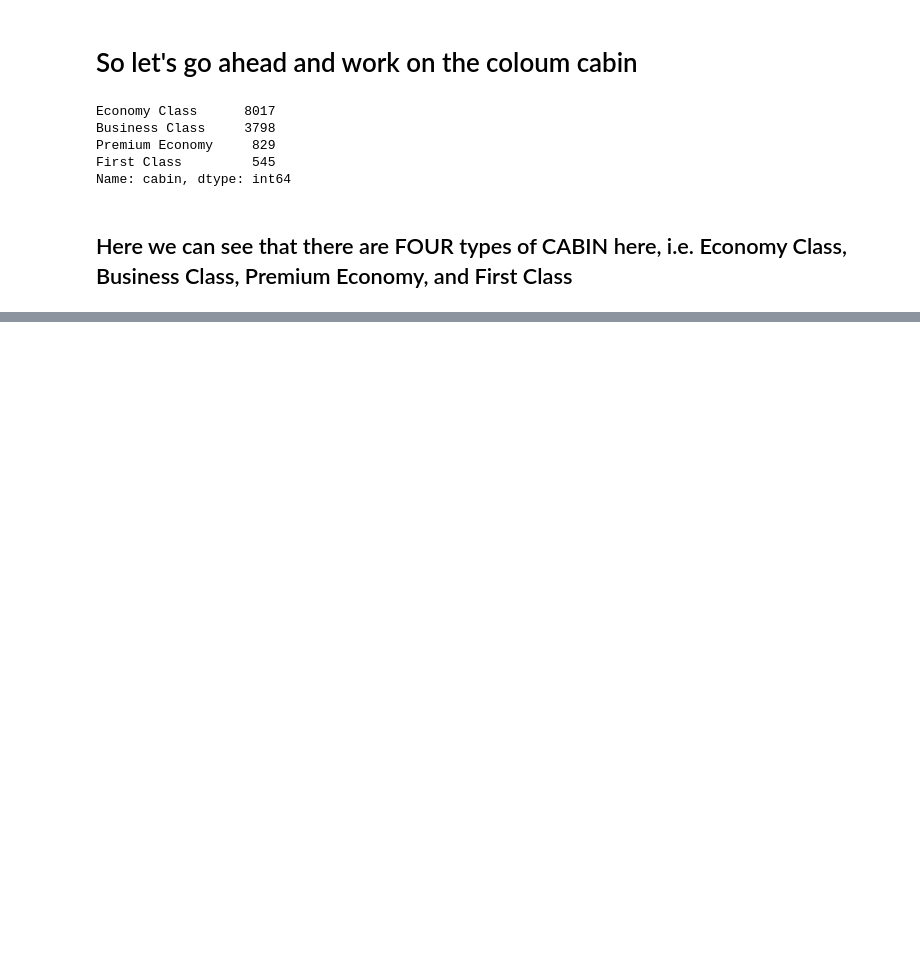
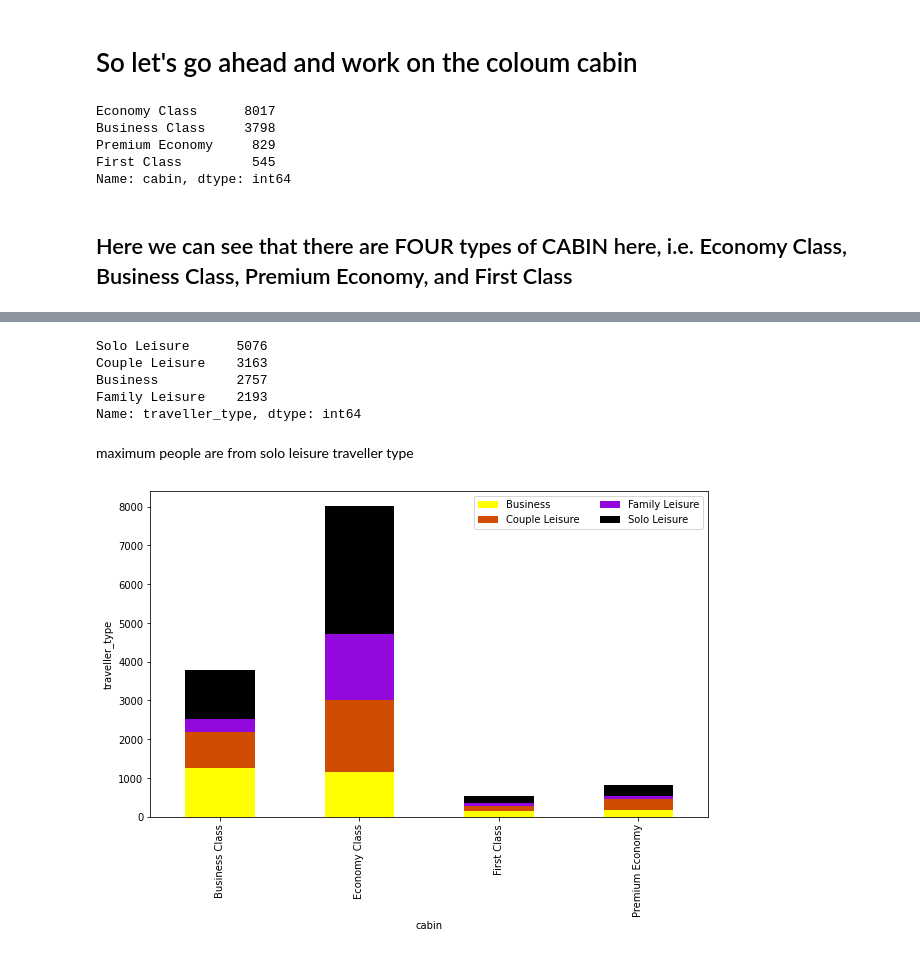
Before and after one commit to amanSing-h/Data-Airline-Reviews-Project, a Jupyter notebook: Data_Airline_Reviews.ipynb, the cells around one changed output, grey strips where cells are left out. Saved outputs shown, nothing was run; the diff lists cells and outputs as text; code cells hidden in the pictures; blank space fills up the shorter version.

```diff
--- a/Data_Airline_Reviews.ipynb
+++ b/Data_Airline_Reviews.ipynb
@@ -314,0 +447,3 @@ Name: cabin, dtype: int64
+# %%
+df=efficient_data.copy()
+df.head(1)
@@ -314,0 +453,21 @@ Name: cabin, dtype: int64
+# %%
+df.traveller_type.value_counts()
+# %% [output]
+Solo Leisure      5076
+Couple Leisure    3163
+Business          2757
+Family Leisure    2193
+Name: traveller_type, dtype: int64
+# %% [markdown]
+maximum people are from solo leisure traveller type
+# %%
+# Now let’s see these using stacked bar chart
+
+m = pd.crosstab(index = df['cabin'], columns = df['traveller_type'])
+m.plot(kind='bar', stacked=True, colormap='gnuplot_r', figsize=(10, 6))
+plt.legend(loc="upper right", ncol=2)
+plt.xlabel("cabin")
+plt.ylabel("traveller_type")
+plt.show()
+# %% [output]
+[figure, added]
```
Also changed, not shown: parts of 33 cells of this notebook.
